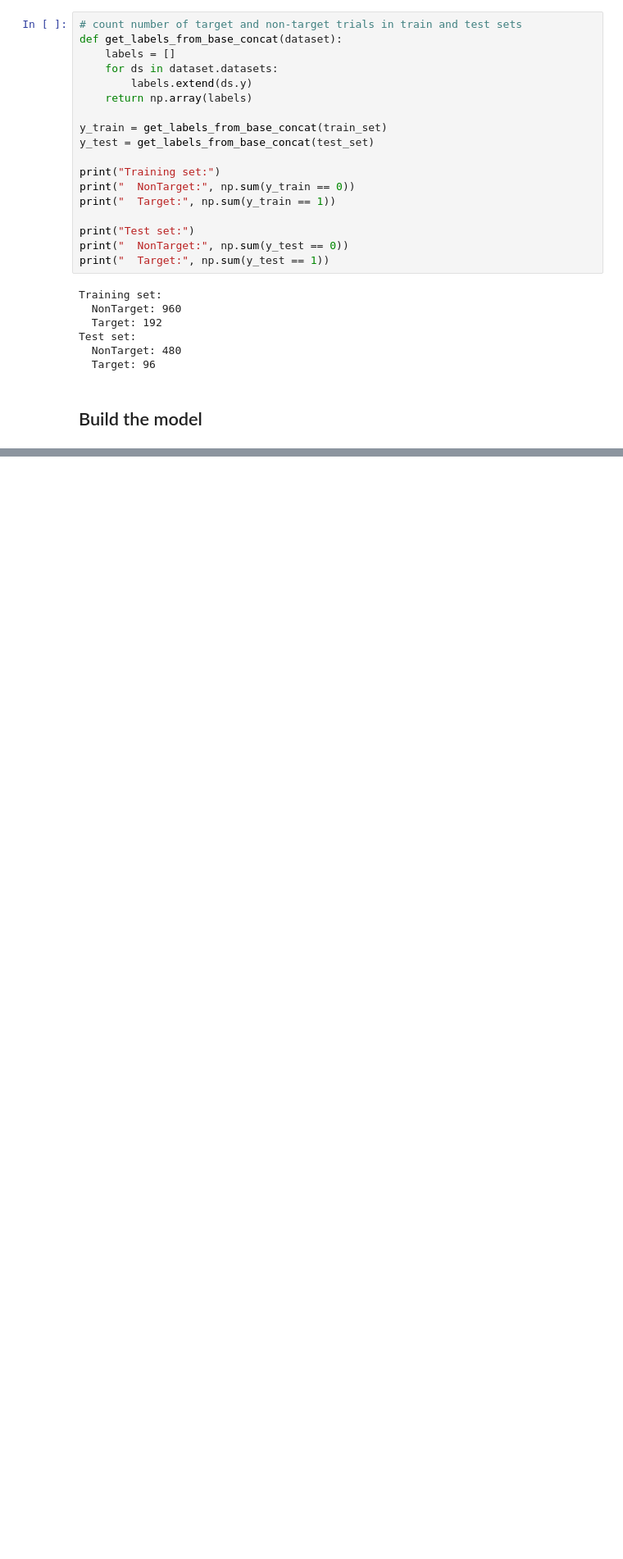
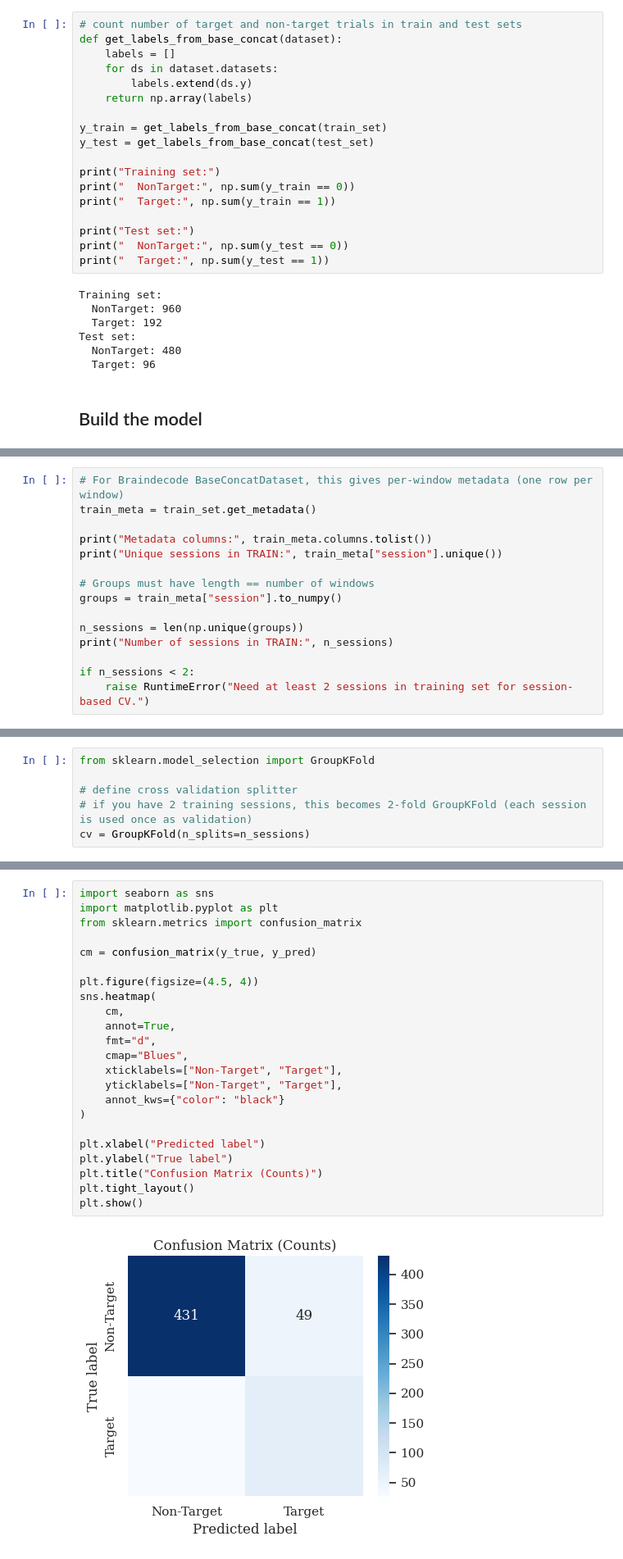
Before and after one commit to stratisvaldo/p300-personalisation-hyperscanning, a Jupyter notebook: Notebook/P300_pipeline_tutorial.ipynb, the cells around one changed output, grey strips where cells are left out. Shown at 82% size. Cells and saved outputs as stored; diff of their text form; blank space fills up the shorter version.

```diff
--- a/Notebook/P300_pipeline_tutorial.ipynb
+++ b/Notebook/P300_pipeline_tutorial.ipynb
@@ -301,0 +365,15 @@ Test set:
+# %%
+# For Braindecode BaseConcatDataset, this gives per-window metadata (one row per window)
+train_meta = train_set.get_metadata()
+
+print("Metadata columns:", train_meta.columns.tolist())
+print("Unique sessions in TRAIN:", train_meta["session"].unique())
+
+# Groups must have length == number of windows
+groups = train_meta["session"].to_numpy()
+
+n_sessions = len(np.unique(groups))
+print("Number of sessions in TRAIN:", n_sessions)
+
+if n_sessions < 2:
+    raise RuntimeError("Need at least 2 sessions in training set for session-based CV.")
@@ -301,0 +384,6 @@ Test set:
+# %%
+from sklearn.model_selection import GroupKFold
+
+# define cross validation splitter
+# if you have 2 training sessions, this becomes 2-fold GroupKFold (each session is used once as validation)
+cv = GroupKFold(n_splits=n_sessions)
@@ -301,0 +714,25 @@ Test set:
+# %%
+import seaborn as sns
+import matplotlib.pyplot as plt
+from sklearn.metrics import confusion_matrix
+
+cm = confusion_matrix(y_true, y_pred)
+
+plt.figure(figsize=(4.5, 4))
+sns.heatmap(
+    cm,
+    annot=True,
+    fmt="d",
+    cmap="Blues",
+    xticklabels=["Non-Target", "Target"],
+    yticklabels=["Non-Target", "Target"],
+    annot_kws={"color": "black"}
+)
+
+plt.xlabel("Predicted label")
+plt.ylabel("True label")
+plt.title("Confusion Matrix (Counts)")
+plt.tight_layout()
+plt.show()
+# %% [output]
+[figure, added]
```
Also changed, not shown: parts of 28 cells of this notebook.
